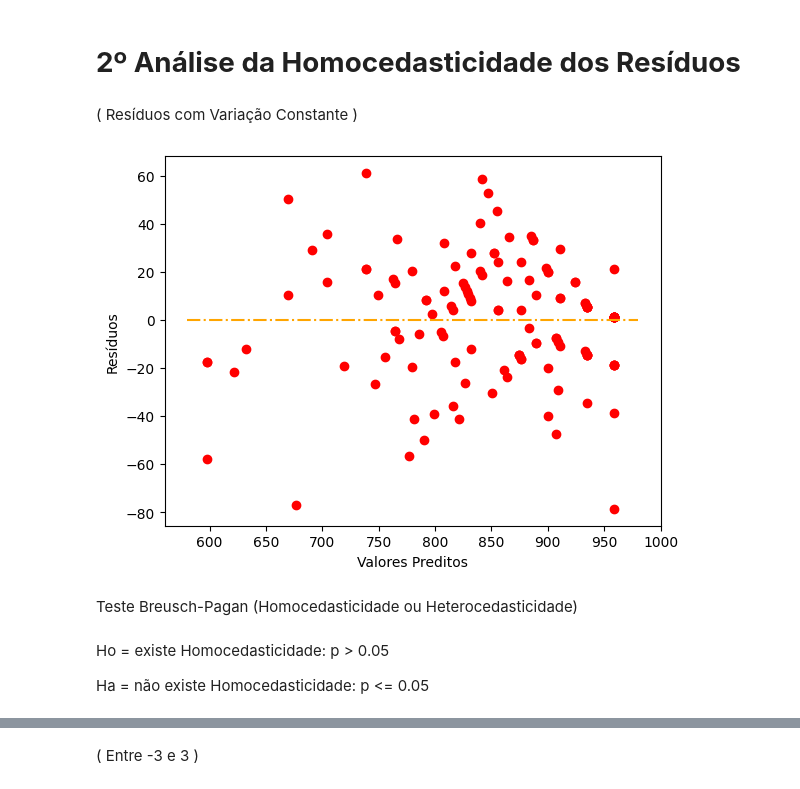
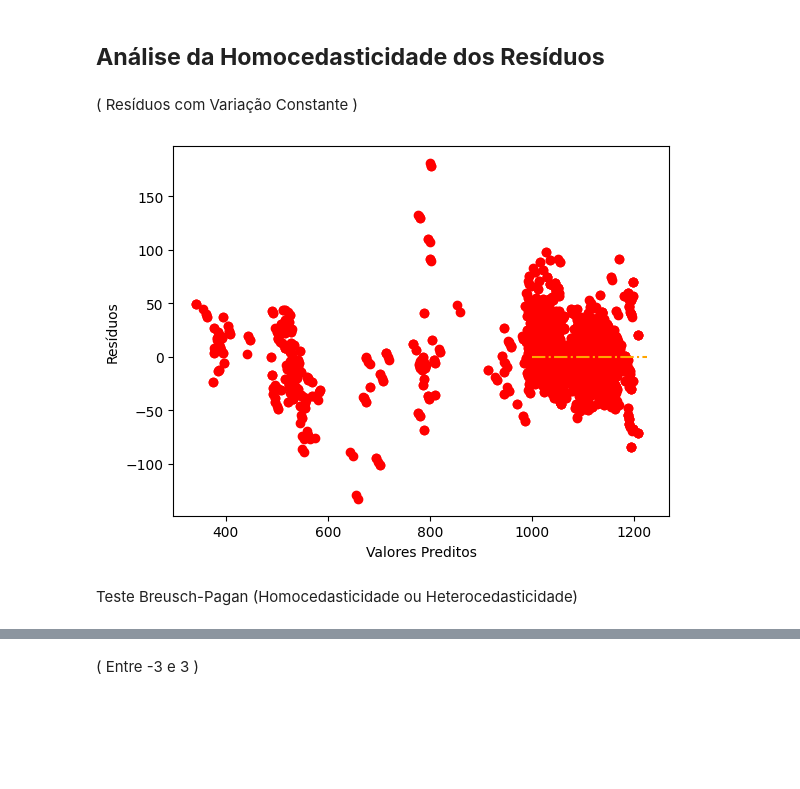
Before and after one commit to MaxVieiraSantiago/Machine-Learning-Algorithms, a Jupyter notebook: Linear Regression/Regressão_Linear_Múltipla_Previsão_de_LR_.ipynb, the cells around one changed output, grey strips where cells are left out. Drawn from its saved outputs; the diff is of its cells as text; code cells hidden in the pictures; blank space fills up the shorter version.

```diff
--- a/Linear Regression/Regressão_Linear_Múltipla_Previsão_de_LR_.ipynb
+++ b/Linear Regression/Regressão_Linear_Múltipla_Previsão_de_LR_.ipynb
@@ -116,0 +246,7 @@ Length: 130, dtype: float64
+# %%
+# Selecionar Tipo - ATC
+dados = dados.loc[(dados['ACO'] == '1070') |
+                  (dados['ACO'] == '1080') |
+                  (dados['ACO'] == '1084') |
+                  (dados['ACO'] == 'BC68') |
+                  (dados['ACO'] == 'BW80')]
@@ -116,0 +299,8 @@ Length: 130, dtype: float64
+# %%
+# Apagar a linha com valor outlier (Estricção )
+remover = dados.loc[ (dados['ESMED'] > 4700) | (dados['ESMED'] < 3800) ]
+dados.drop( remover.index, inplace = True )
+
+# Estricção
+boxplot = px.box(dados, y='ESMED')
+boxplot.show()
@@ -116,0 +315,8 @@ Length: 130, dtype: float64
+# %%
+# Apagar a linha com valor outlier (Carga LE )
+remover = dados.loc[ (dados['CAMED'] > 2857)]
+dados.drop( remover.index, inplace = True )
+
+# Carga LR
+boxplot = px.box(dados, y='CAMED')
+boxplot.show()
@@ -116,0 +356,7 @@ Length: 130, dtype: float64
+# %%
+# Criação do modelo 1
+import statsmodels.formula.api as smf
+import statsmodels.stats.api as sms
+
+# Treinamento do Modelo
+modelo1 = smf.ols( 'LRMED ~ CAMED + ESMED + S + C + MN + P + SI + AL + N + B + NB + TI + CU + CR + MO + NI + V + CA + CICLO', data = dados).fit()
@@ -138,21 +400,17 @@ plt.show()
 # %% [markdown]
-# **2º Análise da Homocedasticidade dos Resíduos**
+## **Análise da Homocedasticidade dos Resíduos**
 # %% [markdown]
 ( Resíduos com Variação Constante )
 # %%
 plt.scatter(x=modelo1.predict(), y=residuos, color='red')
-plt.hlines(0, xmin=580, xmax=980, color='orange', linestyles='dashdot')
+plt.hlines(0, xmin=1000, xmax=1225, color='orange', linestyles='dashdot')
 plt.ylabel('Resíduos')
 plt.xlabel('Valores Preditos')
 plt.show()
 # %% [output]
-[figure, old version]
+[figure, new version]
 # %% [markdown]
 Teste Breusch-Pagan (Homocedasticidade ou Heterocedasticidade)
-# %% [markdown]
-Ho = existe Homocedasticidade: p > 0.05
-
-Ha = não existe Homocedasticidade: p <= 0.05
 # %%
 from statsmodels.compat import lzip
 import statsmodels.stats.api as sms
```
Also changed, not shown: parts of 158 cells of this notebook.
